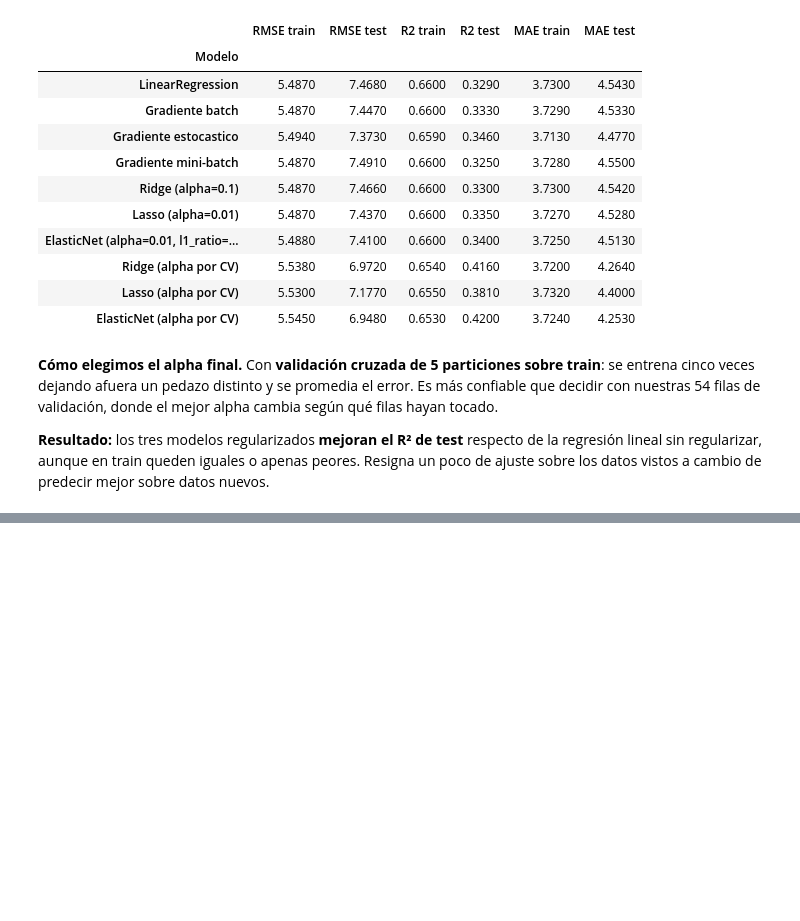
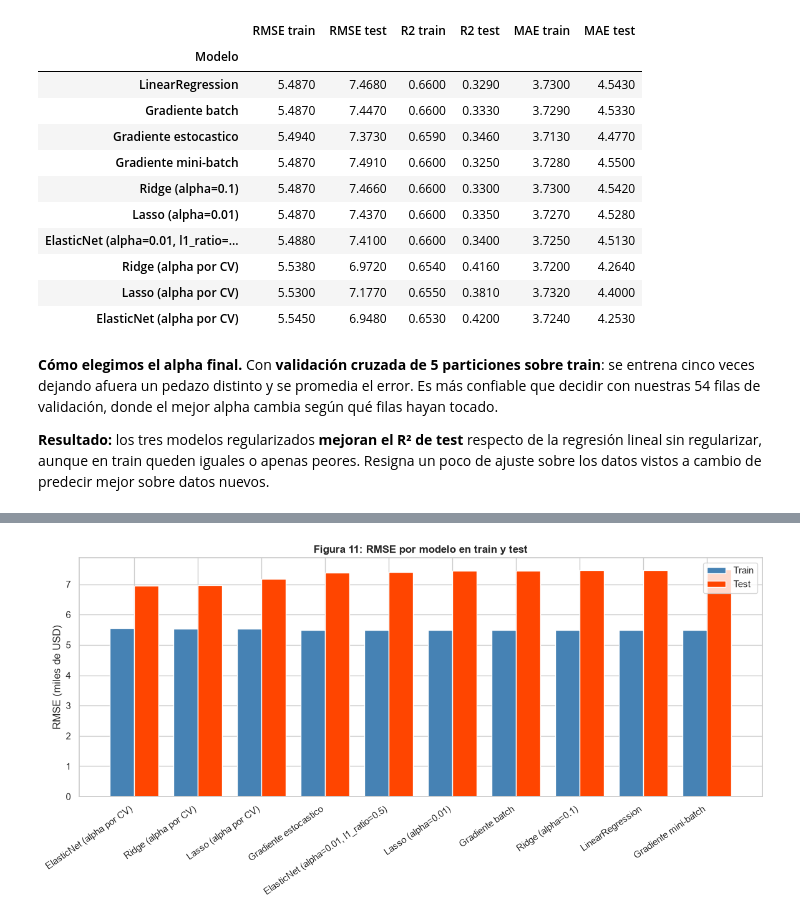
Before and after one commit to Franrnn/TP_AA1_Esparza_Pico_Renna, a Jupyter notebook: TP1/TP-regresion-AA1.ipynb, the cells around one changed output, grey strips where cells are left out. Saved outputs shown, nothing was run; the diff lists cells and outputs as text; code cells hidden in the pictures; blank space fills up the shorter version.

Commit message:
Comparaciones de modelos y conclusiones

```diff
--- a/TP1/TP-regresion-AA1.ipynb
+++ b/TP1/TP-regresion-AA1.ipynb
@@ -1392,0 +1443,20 @@ pd.DataFrame(resultados).set_index('Modelo').round(3)
+# %%
+# Figura 11: RMSE de cada modelo en train y en test
+orden_modelos = comparacion.sort_values('RMSE test').index
+posiciones = np.arange(len(orden_modelos))
+ancho = 0.38
+
+fig, ax = plt.subplots(figsize=(12, 6))
+ax.bar(posiciones - ancho / 2, comparacion.loc[orden_modelos, 'RMSE train'], ancho,
+       label='Train', color='steelblue')
+ax.bar(posiciones + ancho / 2, comparacion.loc[orden_modelos, 'RMSE test'], ancho,
+       label='Test', color='orangered')
+ax.set_xticks(posiciones)
+ax.set_xticklabels(orden_modelos, rotation=35, ha='right')
+ax.set_ylabel('RMSE (miles de USD)')
+ax.set_title('Figura 11: RMSE por modelo en train y test', fontweight='bold')
+ax.legend()
+plt.tight_layout()
+plt.show()
+# %% [output]
+[figure, added]
```
Also changed, not shown: parts of 5 cells of this notebook.
